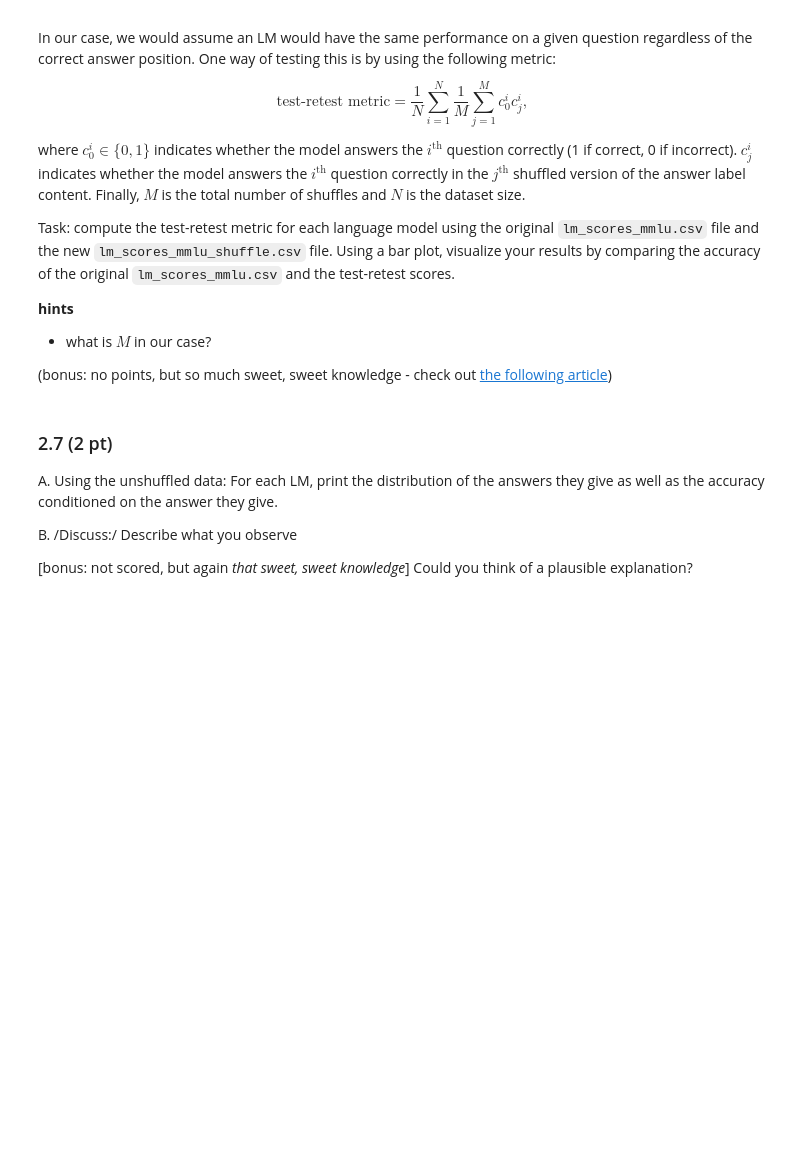
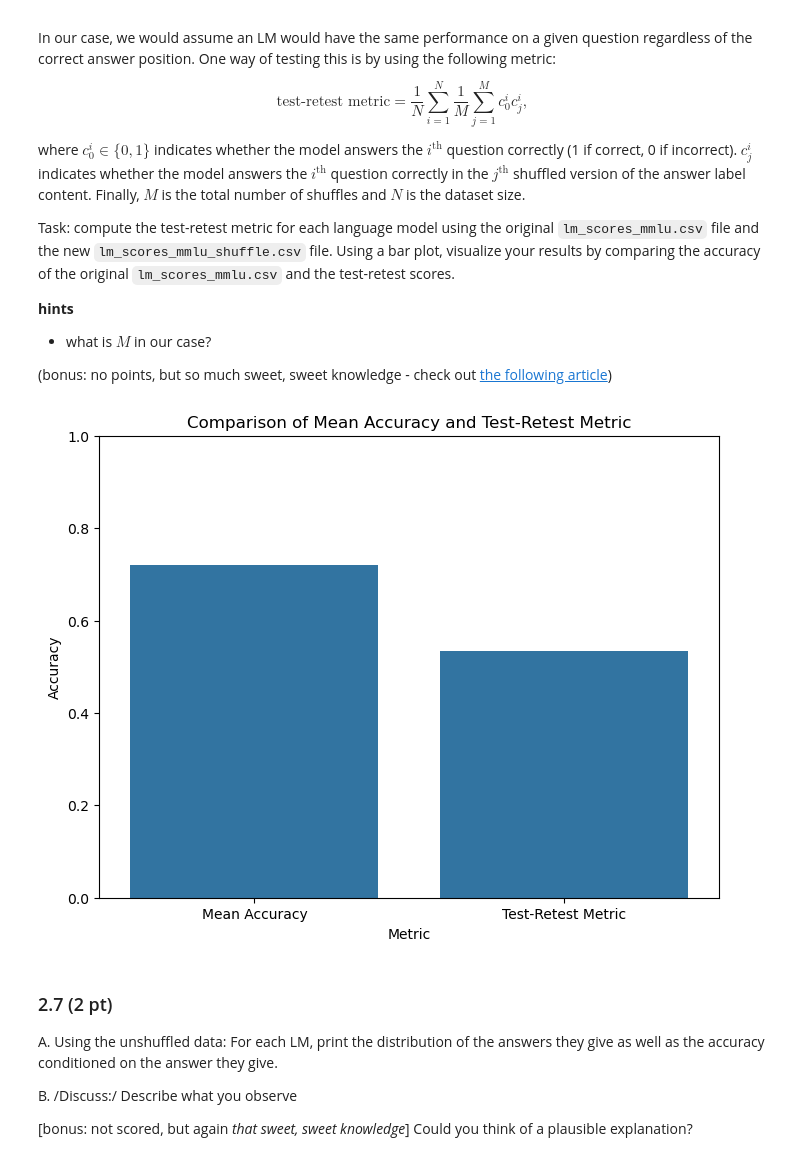
Before and after one commit to Thierrix/2024, a Jupyter notebook: Homework/01_PROJECT_NEUTRALITY/analysis.ipynb, the cells around one changed output. Drawn from its saved outputs; the diff is of its cells as text; code cells hidden in the pictures; blank space fills up the shorter version.

```diff
--- a/Homework/01_PROJECT_NEUTRALITY/analysis.ipynb
+++ b/Homework/01_PROJECT_NEUTRALITY/analysis.ipynb
@@ -729,8 +755,28 @@ Task: compute the test-retest metric for each language model using the original
 # %%
 # Load the shuffled data
 df_mmlu_shuffle = pd.read_csv('task_2_5/lm_scores_mmlu_shuffle.csv')
 
-test_retest_metric = np.mean(df_mmlu_shuffle['correct'] * df_mmlu['correct'])
+# Here in our case M is 1
+test_retest_metric_mmlu = np.mean(df_mmlu_shuffle['correct'] * df_mmlu['correct'])
+
+# Calculate the mean accuracy for the original MMLU data
+mean_accuracy_mmlu = df_mmlu['correct'].mean()
+
+# Create a dataframe to hold the comparison
+comparison_df = pd.DataFrame({
+    'Metric': ['Mean Accuracy', 'Test-Retest Metric'],
+    'Value': [mean_accuracy_mmlu, test_retest_metric_mmlu]
+})
+
+# Plot the comparison using seaborn
+plt.figure(figsize=(8, 6))
+sns.barplot(x='Metric', y='Value', data=comparison_df)
+plt.title('Comparison of Mean Accuracy and Test-Retest Metric')
+plt.ylabel('Accuracy')
+plt.ylim(0, 1)
+plt.show()
+# %% [output]
+[figure, added]
 # %% [markdown]
 ### 2.7 (2 pt)
 
```
Also changed, not shown: parts of 7 cells of this notebook.
